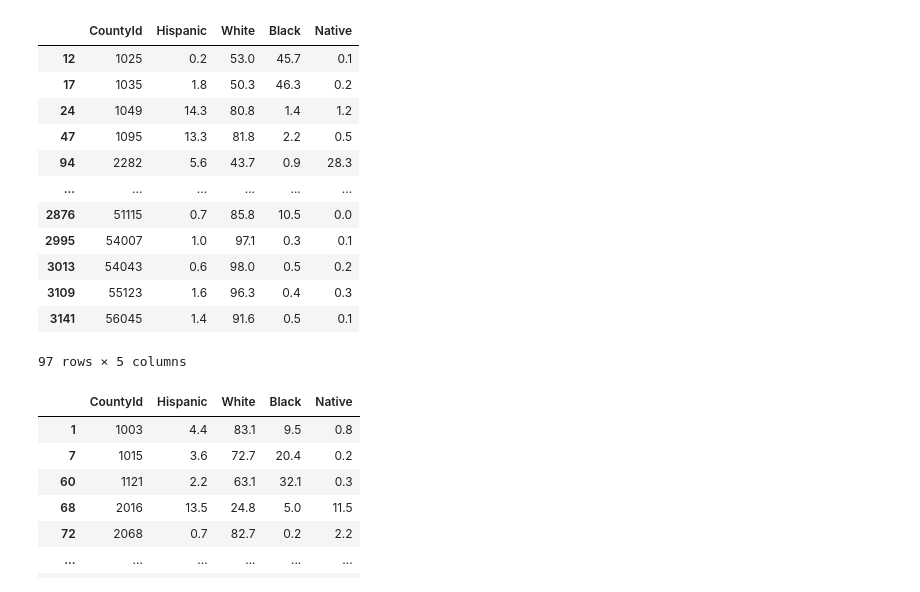
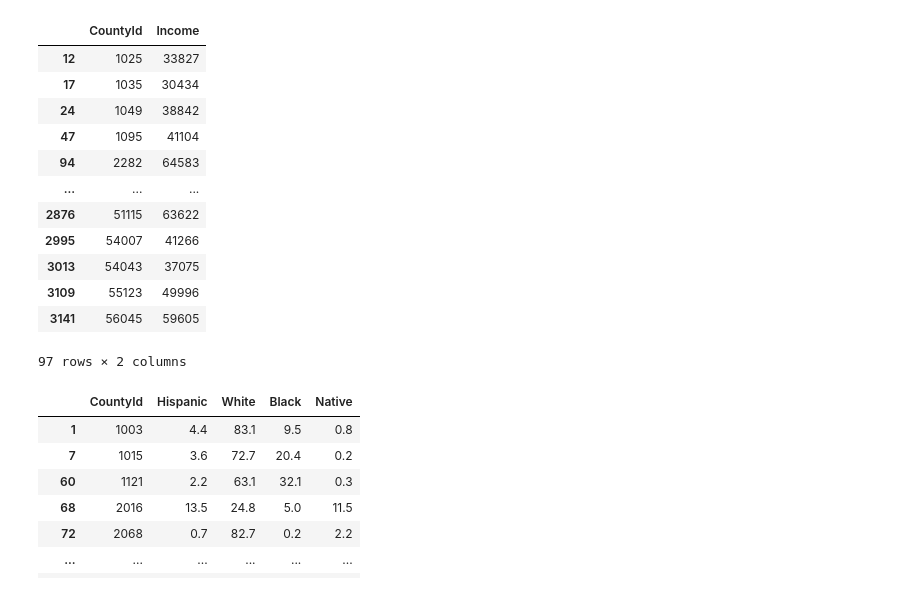
Before and after one commit to mnnacler/superfundProject, a Jupyter notebook: IncomeRace.ipynb, the cells around one changed output. Drawn from its saved outputs; the diff is of its cells as text; code cells hidden in the pictures.

```diff
--- a/IncomeRace.ipynb
+++ b/IncomeRace.ipynb
@@ -17,35 +17,35 @@ FIPS_Contaminated = pd.read_csv("subset_contaminated_FIPS_df.csv")
 FIPS_Clean = pd.read_csv("Clean_Fips.csv")
 FIPS_Clean.reset_index(level=0, inplace=True)
 # %%
-#clean_incomeRace_df = incomeRace_df[["CountyId","Hispanic", "White", "Black", "Native", "Income"]]
+clean_incomeRace_df = incomeRace_df[["CountyId","Hispanic", "White", "Black", "Native", "Income"]]
 #clean_incomeRace_df. head()
 # %%
 # create dataframe with only CLEAN Fips
 
 FIPsClean = clean_incomeRace_df.loc[incomeRace_df["CountyId"].isin(FIPS_Clean["FIPS"])==True]
 FIPsClean
 
 #income
 FIPsCleanIncome = FIPsClean[["CountyId", "Income"]]
 FIPsCleanIncome
 
 # race
-FIPsCleanRace = FIPsClean[["CountyId","Hispanic", "White", "Black", "Native"]]
-FIPsCleanRace
+#FIPsCleanRace = FIPsClean[["CountyId","Hispanic", "White", "Black", "Native"]]
+#FIPsCleanRace
 # %% [output]
-|  | CountyId | Hispanic | White | Black | Native |
-| 12 | 1025 | 0.2 | 53.0 | 45.7 | 0.1 |
-| 17 | 1035 | 1.8 | 50.3 | 46.3 | 0.2 |
-| 24 | 1049 | 14.3 | 80.8 | 1.4 | 1.2 |
-| 47 | 1095 | 13.3 | 81.8 | 2.2 | 0.5 |
-| 94 | 2282 | 5.6 | 43.7 | 0.9 | 28.3 |
-| ... | ... | ... | ... | ... | ... |
-| 2876 | 51115 | 0.7 | 85.8 | 10.5 | 0.0 |
-| 2995 | 54007 | 1.0 | 97.1 | 0.3 | 0.1 |
-| 3013 | 54043 | 0.6 | 98.0 | 0.5 | 0.2 |
-| 3109 | 55123 | 1.6 | 96.3 | 0.4 | 0.3 |
-| 3141 | 56045 | 1.4 | 91.6 | 0.5 | 0.1 |
+|  | CountyId | Income |
+| 12 | 1025 | 33827 |
+| 17 | 1035 | 30434 |
+| 24 | 1049 | 38842 |
+| 47 | 1095 | 41104 |
+| 94 | 2282 | 64583 |
+| ... | ... | ... |
+| 2876 | 51115 | 63622 |
+| 2995 | 54007 | 41266 |
+| 3013 | 54043 | 37075 |
+| 3109 | 55123 | 49996 |
+| 3141 | 56045 | 59605 |
-97 rows × 5 columns
+97 rows × 2 columns
 # %%
 #create dataframe with only contaminated files
 FIPsContaminated = clean_incomeRace_df.loc[incomeRace_df["CountyId"].isin(FIPS_Contaminated["SEMS_ACTIVE_SITES.SITE_FIPS_CODE"])==True]
```
Also changed, not shown: parts of 4 cells of this notebook.
